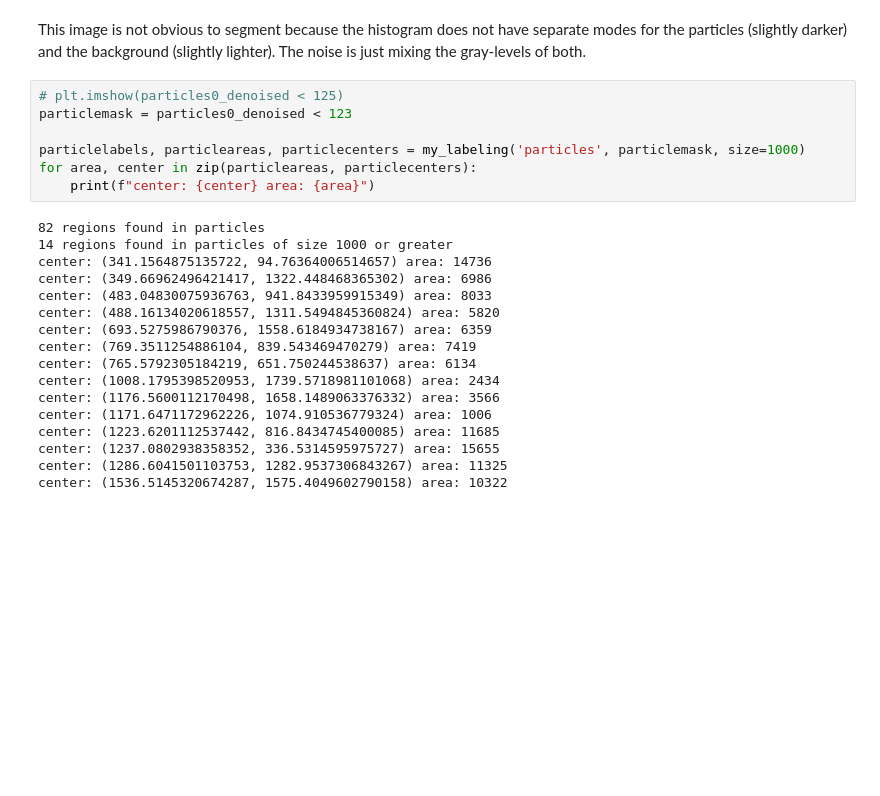
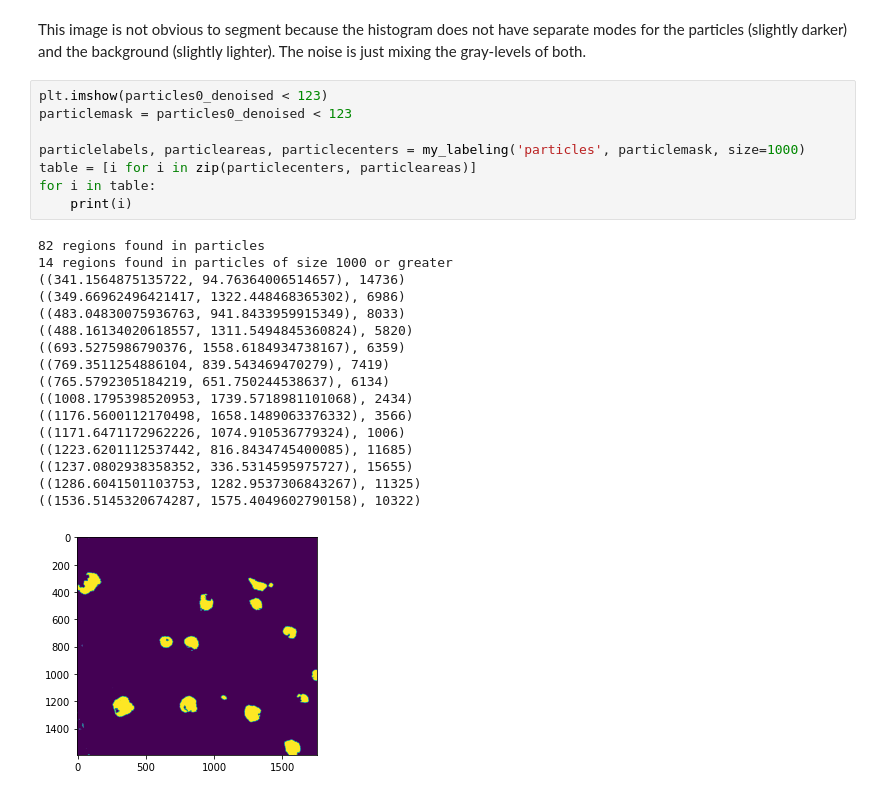
Before and after one commit to daniel-suazo/CV-Assignment1, a Jupyter notebook: Assg1_ImageProc.ipynb, the cells around one changed output. Saved outputs shown, nothing was run; the diff lists cells and outputs as text; blank space fills up the shorter version.

```diff
--- a/Assg1_ImageProc.ipynb
+++ b/Assg1_ImageProc.ipynb
@@ -238,29 +239,31 @@ plt.tight_layout()
 # %% [markdown]
 This image is not obvious to segment because the histogram does not have separate modes for the particles (slightly darker) and the background (slightly lighter). The noise is just mixing the gray-levels of both.
 # %%
-# plt.imshow(particles0_denoised < 125)
+plt.imshow(particles0_denoised < 123)
 particlemask = particles0_denoised < 123
 
 particlelabels, particleareas, particlecenters = my_labeling('particles', particlemask, size=1000)
-for area, center in zip(particleareas, particlecenters):
-    print(f"center: {center} area: {area}")
+table = [i for i in zip(particlecenters, particleareas)]
+for i in table:
+    print(i)
 # %% [output]
 82 regions found in particles
 14 regions found in particles of size 1000 or greater
-center: (341.1564875135722, 94.76364006514657) area: 14736
-center: (349.66962496421417, 1322.448468365302) area: 6986
-center: (483.04830075936763, 941.8433959915349) area: 8033
-center: (488.16134020618557, 1311.5494845360824) area: 5820
-center: (693.5275986790376, 1558.6184934738167) area: 6359
-center: (769.3511254886104, 839.543469470279) area: 7419
-center: (765.5792305184219, 651.750244538637) area: 6134
-center: (1008.1795398520953, 1739.5718981101068) area: 2434
-center: (1176.5600112170498, 1658.1489063376332) area: 3566
-center: (1171.6471172962226, 1074.910536779324) area: 1006
-center: (1223.6201112537442, 816.8434745400085) area: 11685
-center: (1237.0802938358352, 336.5314595975727) area: 15655
-center: (1286.6041501103753, 1282.9537306843267) area: 11325
-center: (1536.5145320674287, 1575.4049602790158) area: 10322
+((341.1564875135722, 94.76364006514657), 14736)
+((349.66962496421417, 1322.448468365302), 6986)
+((483.04830075936763, 941.8433959915349), 8033)
+((488.16134020618557, 1311.5494845360824), 5820)
+((693.5275986790376, 1558.6184934738167), 6359)
+((769.3511254886104, 839.543469470279), 7419)
+((765.5792305184219, 651.750244538637), 6134)
+((1008.1795398520953, 1739.5718981101068), 2434)
+((1176.5600112170498, 1658.1489063376332), 3566)
+((1171.6471172962226, 1074.910536779324), 1006)
+((1223.6201112537442, 816.8434745400085), 11685)
+((1237.0802938358352, 336.5314595975727), 15655)
+((1286.6041501103753, 1282.9537306843267), 11325)
+((1536.5145320674287, 1575.4049602790158), 10322)
+[figure, added]
 # %% [markdown]
 Your explanations here: what is your approach to segment the particles?
 
```
Also changed, not shown: parts of 6 cells of this notebook.
